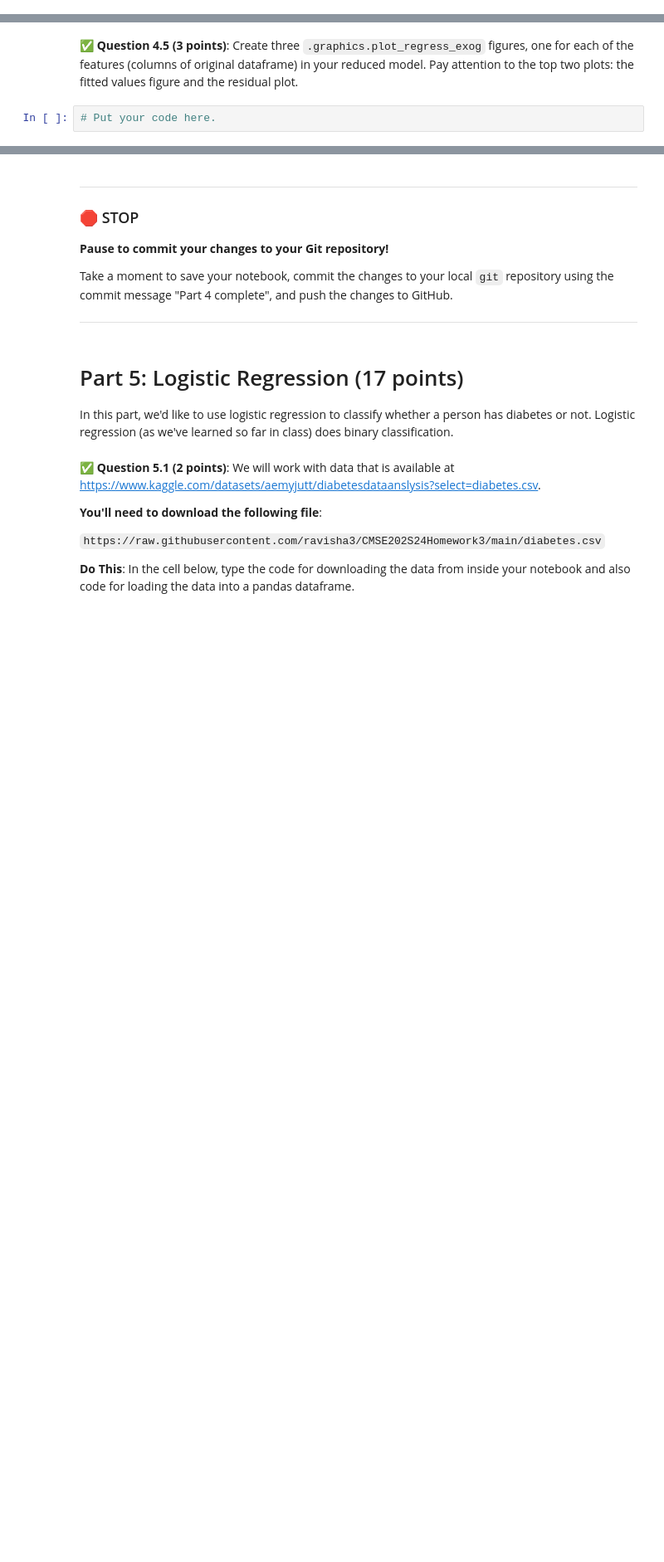
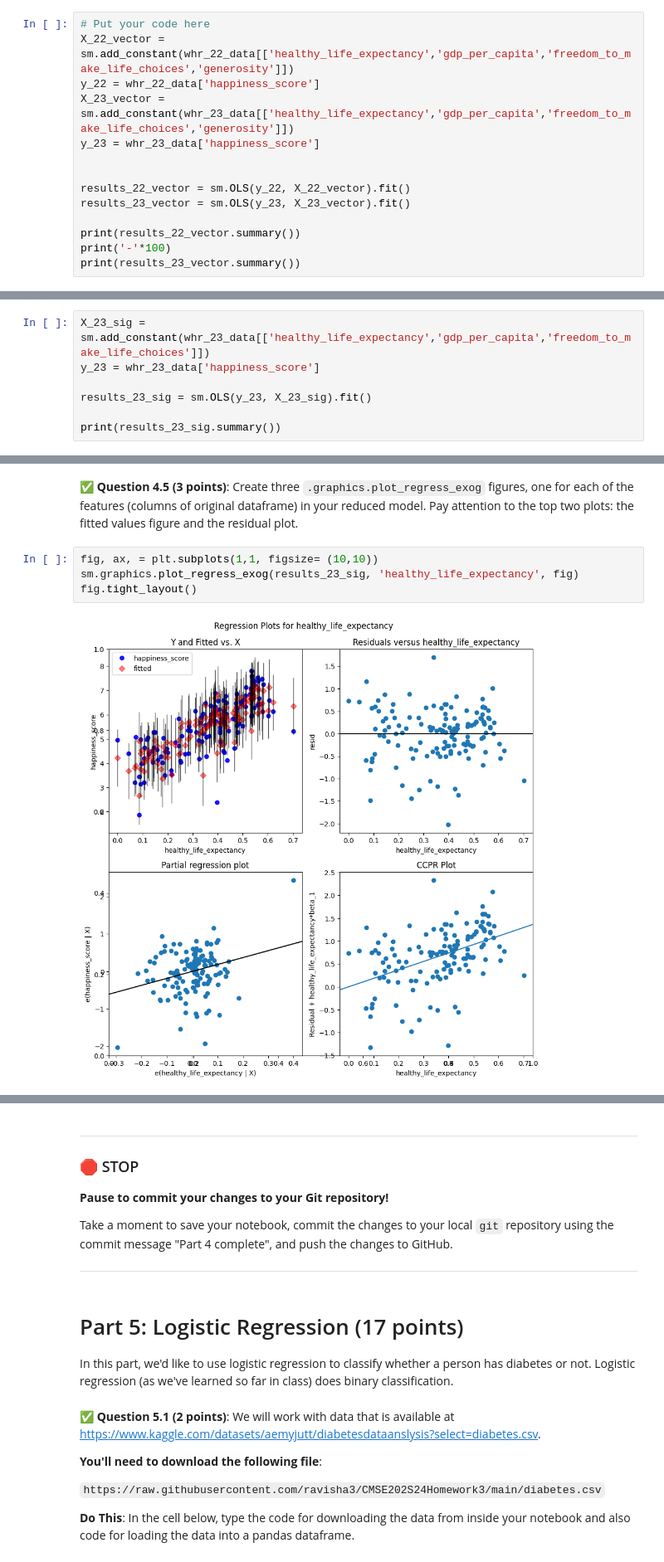
Before and after one commit to Confusedphoton/CMSE202-s24-turnin, a Jupyter notebook: hw-03/HW-03_Regression-S24-STUDENT.ipynb, the cells around one changed output, grey strips where cells are left out. Shown at 83% size. Drawn from its saved outputs; the diff is of its cells as text; blank space fills up the shorter version.

```diff
--- a/hw-03/HW-03_Regression-S24-STUDENT.ipynb
+++ b/hw-03/HW-03_Regression-S24-STUDENT.ipynb
@@ -320,0 +319,14 @@ In this part, we'll use multiple features to do predictions.
+# %%
+# Put your code here
+X_22_vector = sm.add_constant(whr_22_data[['healthy_life_expectancy','gdp_per_capita','freedom_to_make_life_choices','generosity']])
+y_22 = whr_22_data['happiness_score']
+X_23_vector = sm.add_constant(whr_23_data[['healthy_life_expectancy','gdp_per_capita','freedom_to_make_life_choices','generosity']])
+y_23 = whr_23_data['happiness_score']
+
+
+results_22_vector = sm.OLS(y_22, X_22_vector).fit()
+results_23_vector = sm.OLS(y_23, X_23_vector).fit()
+
+print(results_22_vector.summary())
+print('-'*100)
+print(results_23_vector.summary())
@@ -332,0 +367,7 @@ In this part, we'll use multiple features to do predictions.
+# %%
+X_23_sig = sm.add_constant(whr_23_data[['healthy_life_expectancy','gdp_per_capita','freedom_to_make_life_choices']])
+y_23 = whr_23_data['happiness_score']
+
+results_23_sig = sm.OLS(y_23, X_23_sig).fit()
+
+print(results_23_sig.summary())
@@ -337,4 +396,8 @@ In this part, we'll use multiple features to do predictions.
 # %% [markdown]
 &#9989;  **Question 4.5 (3 points)**: Create three `.graphics.plot_regress_exog` figures, one for each of the features (columns of original dataframe) in your reduced model. Pay attention to the top two plots: the fitted values figure and the residual plot.
-# %%
-# Put your code here.
+# %%
+fig, ax, = plt.subplots(1,1, figsize= (10,10))
+sm.graphics.plot_regress_exog(results_23_sig, 'healthy_life_expectancy', fig)
+fig.tight_layout()
+# %% [output]
+[figure, added]
```
Also changed, not shown: parts of 10 cells of this notebook.
